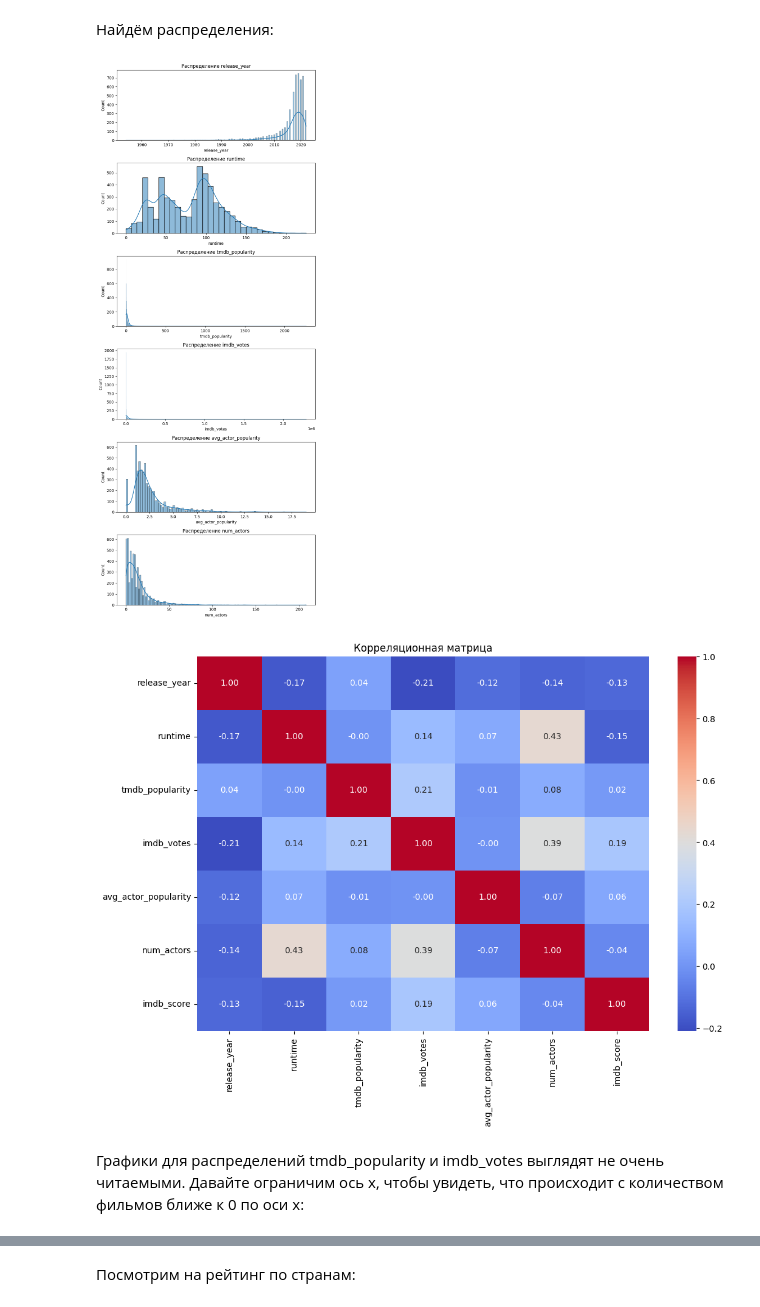
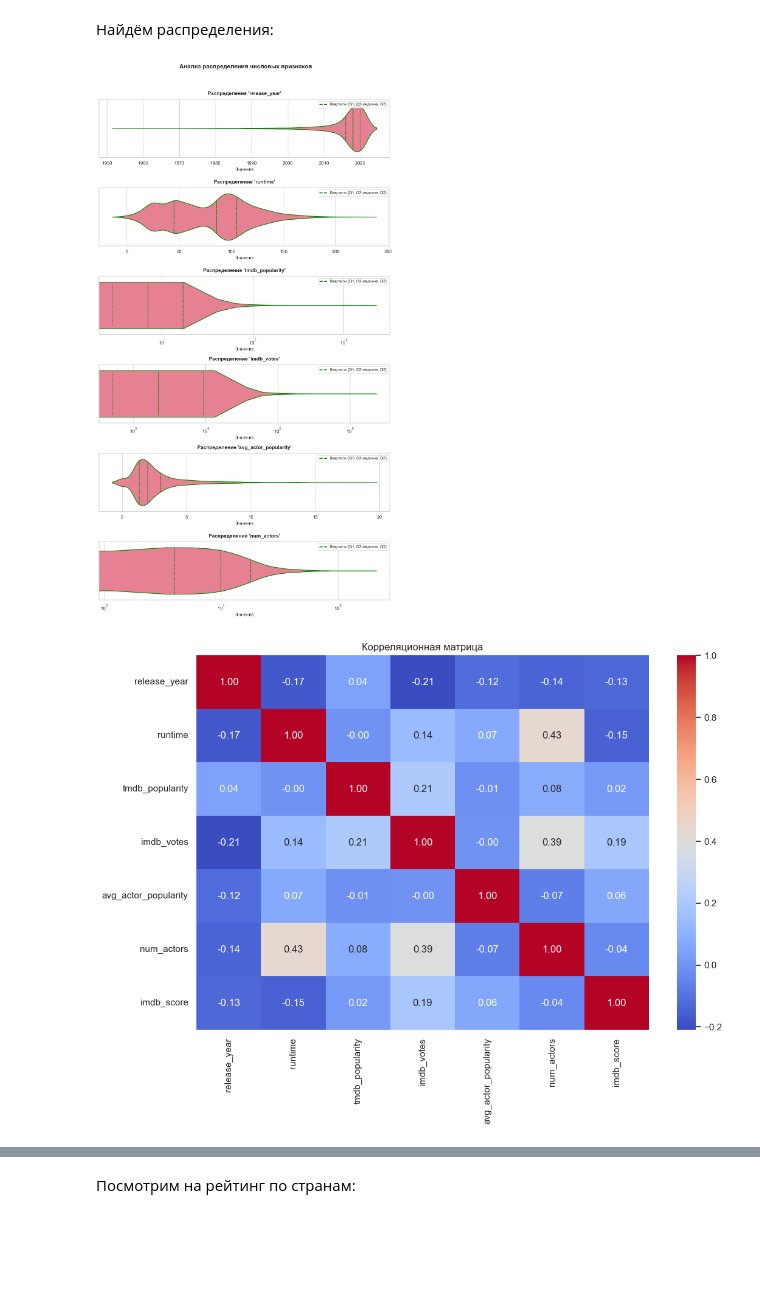
Before and after one commit to KiraMartuyshova/statprac25_Martyushova, a Jupyter notebook: Proekt.ipynb, the cells around one changed output, grey strips where cells are left out. Drawn from its saved outputs; the diff is of its cells as text; code cells hidden in the pictures; blank space fills up the shorter version.

```diff
--- a/Proekt.ipynb
+++ b/Proekt.ipynb
@@ -159,29 +165,58 @@ print("Предобработка завершена!")
 Предобработка завершена!
 # %% [markdown]
 Найдём распределения:
+# %%
+import seaborn as sns
+import matplotlib.pyplot as plt
+from matplotlib.lines import Line2D  # Для создания кастомных элементов легенды
+
+# Настройка стиля
+sns.set_theme(style="whitegrid", palette="husl")
+
+# Числовые признаки
+numeric_features = ["release_year", "runtime", "tmdb_popularity", "imdb_votes", "avg_actor_popularity", "num_actors"]
+
+# Создаем полотно
+fig, axes = plt.subplots(len(numeric_features), 1, figsize=(10, 18), dpi=100)
+
+for i, feature in enumerate(numeric_features):
+    ax = axes[i]
+
+    # Рисуем violin plot с квартилями
+    sns.violinplot(
+        x=titles_df[feature],
+        ax=ax,
+        inner="quartile",
+        linewidth=1.5,
+        linecolor="green",  # Явно задаем цвет линий
+    )
+
+    # Настройка заголовка и осей
+    ax.set_title(f"Распределение '{feature}'", fontsize=12, pad=10, fontweight="bold")
+    ax.set_xlabel("Значение", fontsize=10)
+
+    # Логарифмическая шкала для некоторых признаков
+    if feature in ["imdb_votes", "tmdb_popularity", "num_actors"]:
+        ax.set_xscale("log")
+
+    # Создаем кастомную легенду для квартилей
+    legend_elements = [
+        Line2D([0], [0], color='green', linestyle='--', lw=2,
+               label='Квартили (Q1, Q2-медиана, Q3)'),
+    ]
+    ax.legend(handles=legend_elements, loc='upper right', fontsize=9)
+
+plt.suptitle("Анализ распределения числовых признаков", fontsize=14, y=1.02, fontweight="bold")
+plt.tight_layout()
+plt.show()
+# %% [output]
+[figure, added]
 # %%
-import seaborn as sns
-import matplotlib.pyplot as plt
-
-# Числовые признаки
-numeric_features = ["release_year", "runtime", "tmdb_popularity", "imdb_votes", "avg_actor_popularity", "num_actors"]
-
-# Гистограммы
-fig, axes = plt.subplots(len(numeric_features), 1, figsize=(8, 20))
-for i, feature in enumerate(numeric_features):
-    sns.histplot(titles_df[feature], kde=True, ax=axes[i])
-    axes[i].set_title(f"Распределение {feature}")
-plt.tight_layout()
-plt.show()
-
 # Корреляционная матрица
 corr_matrix = titles_df[numeric_features + ["imdb_score"]].corr()
 plt.figure(figsize=(12, 8))
 sns.heatmap(corr_matrix, annot=True, cmap="coolwarm", fmt=".2f")
 plt.title("Корреляционная матрица")
 plt.show()
 # %% [output]
-[figure, old version]
+[figure, new version]
-[figure, removed]
-# %% [markdown]
-Графики для распределений tmdb_popularity и imdb_votes выглядят не очень читаемыми. Давайте ограничим ось х, чтобы увидеть, что происходит с количеством фильмов ближе к 0 по оси х:
```
Also changed, not shown: parts of 16 cells of this notebook.
